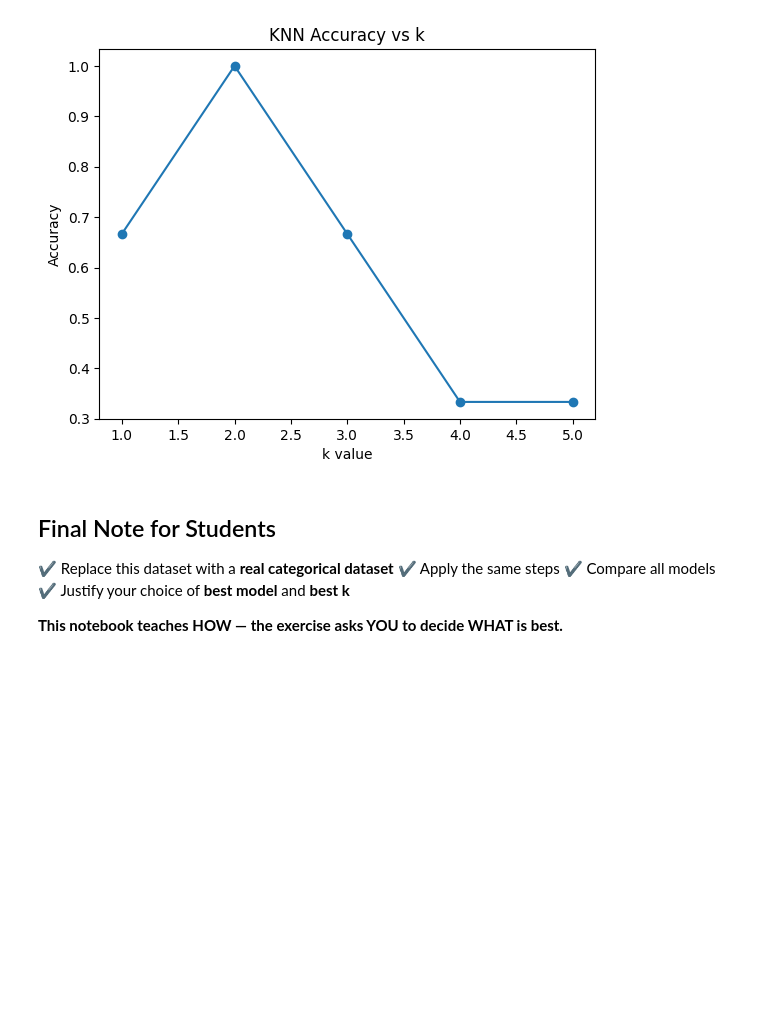
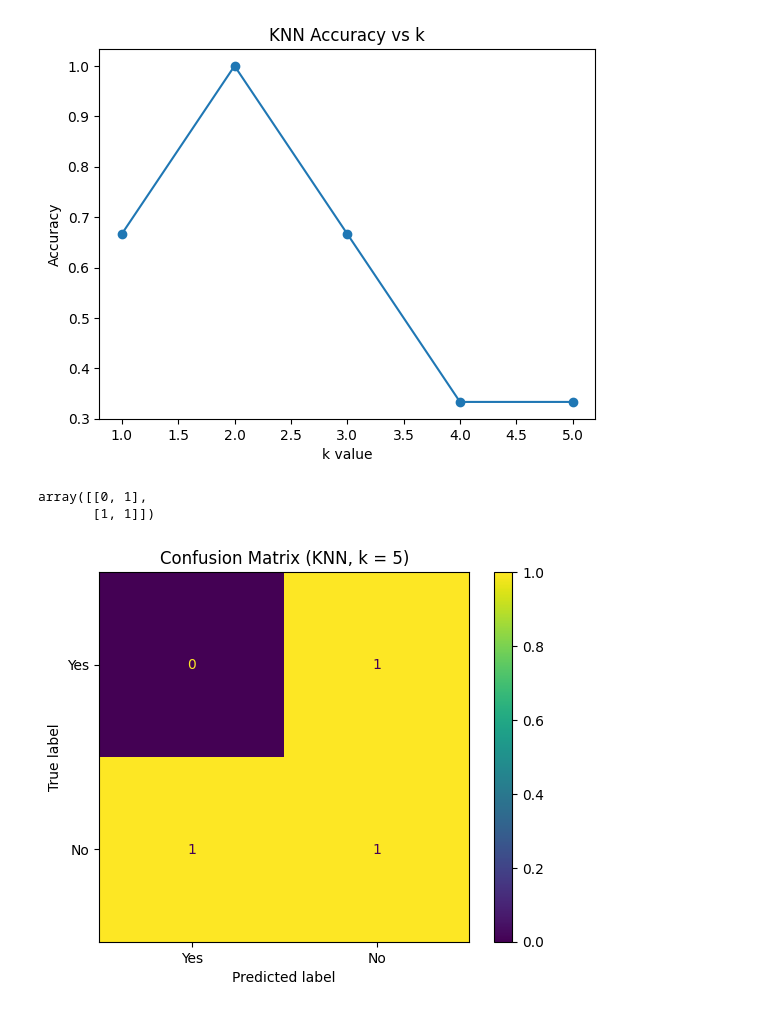
Before and after one commit to MehrdadJalali-AI/Statistics-and-Machine-Learning, a Jupyter notebook: InClass/DT_KNN.ipynb, the cells around one changed output. Cells and saved outputs as stored; diff of their text form; code cells hidden in the pictures; blank space fills up the shorter version.

```diff
--- a/InClass/DT_KNN.ipynb
+++ b/InClass/DT_KNN.ipynb
@@ -239,12 +239,22 @@ plt.title('KNN Accuracy vs k')
 plt.show()
 # %% [output]
 [figure]
-# %% [markdown]
-## Final Note for Students
-
-✔ Replace this dataset with a **real categorical dataset**
-✔ Apply the same steps
-✔ Compare all models
-✔ Justify your choice of **best model** and **best k**
-
-**This notebook teaches HOW — the exercise asks YOU to decide WHAT is best.**
+# %%
+from sklearn.metrics import confusion_matrix, ConfusionMatrixDisplay
+
+cm = confusion_matrix(y_test, y_pred, labels=['Yes', 'No'])
+cm
+# %% [output]
+array([[0, 1],
+       [1, 1]])
+# %%
+disp = ConfusionMatrixDisplay(
+    confusion_matrix=cm,
+    display_labels=['Yes', 'No']
+)
+
+disp.plot()
+plt.title(f"Confusion Matrix (KNN, k = {k})")
+plt.show()
+# %% [output]
+[figure, added]
```
